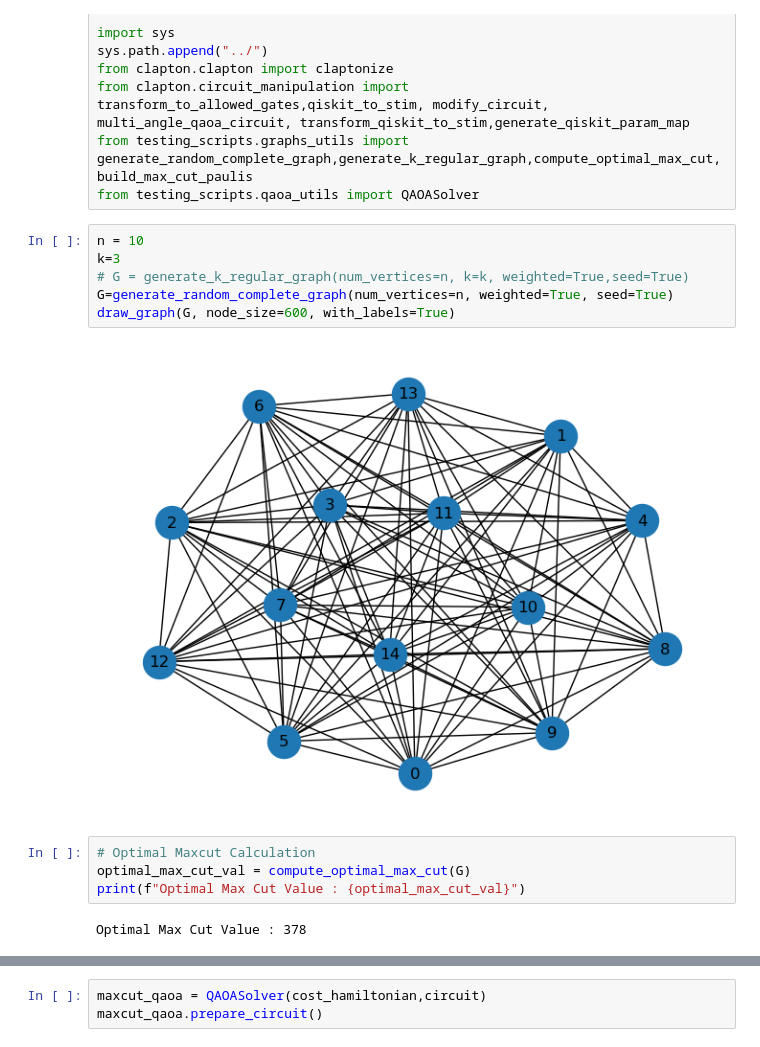
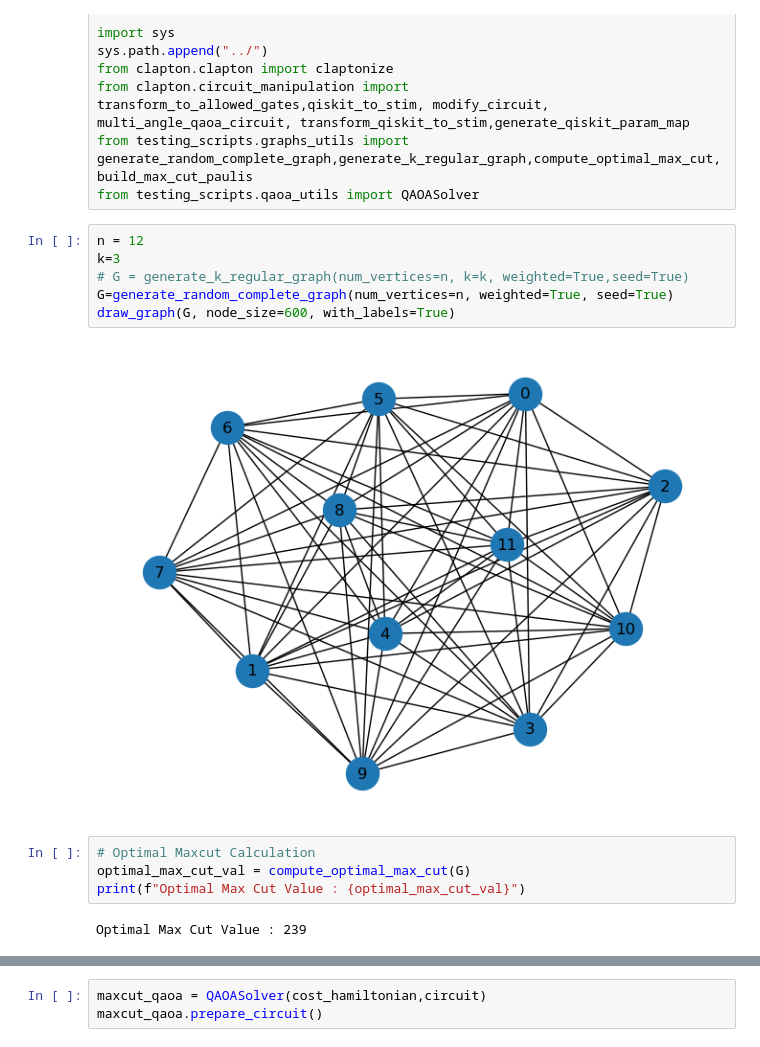
Before and after one commit to d-bharadwaj/SPIQ, a Jupyter notebook: testing_scripts/maxcut_qaoa.ipynb, the cells around one changed output, grey strips where cells are left out. Drawn from its saved outputs; the diff is of its cells as text.

```diff
--- a/testing_scripts/maxcut_qaoa.ipynb
+++ b/testing_scripts/maxcut_qaoa.ipynb
@@ -28,19 +28,19 @@ from clapton.circuit_manipulation import transform_to_allowed_gates,qiskit_to_st
 from testing_scripts.graphs_utils import generate_random_complete_graph,generate_k_regular_graph,compute_optimal_max_cut,build_max_cut_paulis
 from testing_scripts.qaoa_utils import QAOASolver
 # %%
-n = 10
+n = 12
 k=3
 # G = generate_k_regular_graph(num_vertices=n, k=k, weighted=True,seed=True)
 G=generate_random_complete_graph(num_vertices=n, weighted=True, seed=True)
 draw_graph(G, node_size=600, with_labels=True)
 # %% [output]
-[figure, old version]
+[figure, new version]
 # %%
 # Optimal Maxcut Calculation
 optimal_max_cut_val = compute_optimal_max_cut(G)
 print(f"Optimal Max Cut Value : {optimal_max_cut_val}")
 # %% [output]
-Optimal Max Cut Value : 378
+Optimal Max Cut Value : 239
 # %%
 max_cut_paulis = build_max_cut_paulis(G)
 
```
Also changed, not shown: parts of 19 cells of this notebook, 6 other files.
